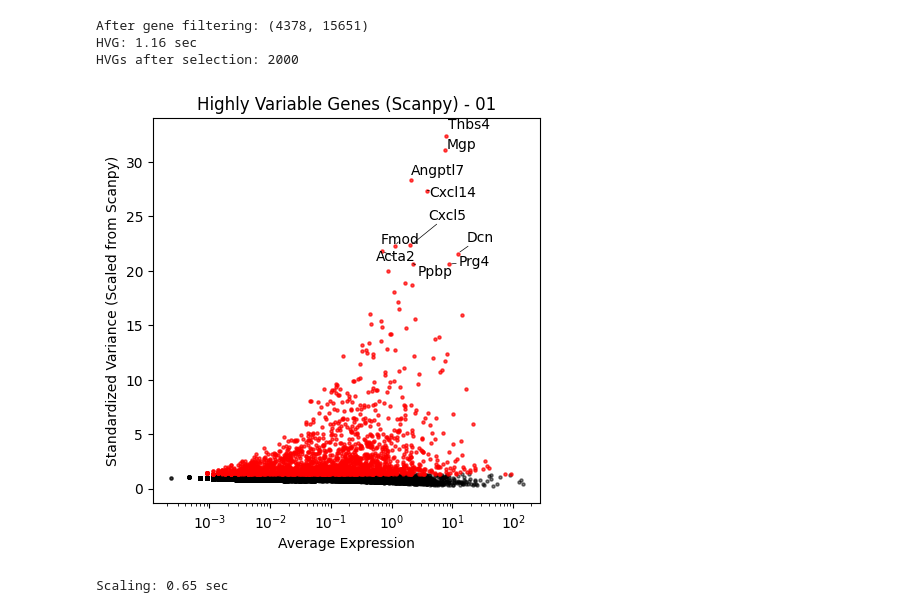
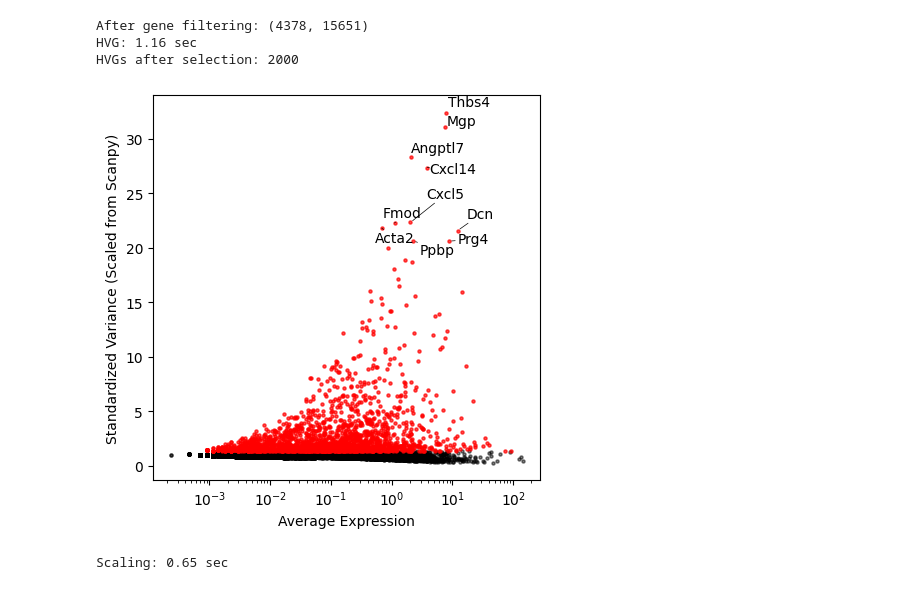
Before and after one commit to snsaiphoo/cis6060_finalproject, a Jupyter notebook: 01_GSE145236.ipynb, the cells around one changed output. Saved outputs shown, nothing was run; the diff lists cells and outputs as text; code cells hidden in the pictures.

Commit message:
images

```diff
--- a/01_GSE145236.ipynb
+++ b/01_GSE145236.ipynb
@@ -132,35 +132,35 @@ plt.xscale("log")
 plt.xlabel("Average Expression")
 plt.ylabel("Standardized Variance (Scaled from Scanpy)")
 
 #plt.legend([
 #    f"Non-variable count: {(~hvg).sum()}",
 #    f"Variable count: {hvg.sum()}"
 #])
 
-plt.title("Highly Variable Genes (Scanpy) - 01")
+# plt.title("Highly Variable Genes (Scanpy) - 01")
 
 # Top genes
 top_genes = adata.var[adata.var["highly_variable"]] \
     .sort_values("variances_norm", ascending=False) \
     .head(10)
 
 texts = []
 
 for gene in top_genes.index:
     x = adata.var.loc[gene, "means"]
     y = adata.var.loc[gene, "variances_norm"]
 
     texts.append(plt.text(x, y, gene, fontsize=10))
 
 adjust_text(
     texts,
     arrowprops=dict(arrowstyle="-", color="black", lw=0.5),
 )
 
 plt.savefig("scanpy_01/hvg_scanpy_01.png", dpi=300, bbox_inches="tight")
 plt.show()
 # %% [output]
-[figure, old version]
+[figure, new version]
 # %%
 # HVG
 scanpy_hvg = adata.var_names[adata.var["highly_variable"]]
```
Also changed, not shown: 5 other files.
